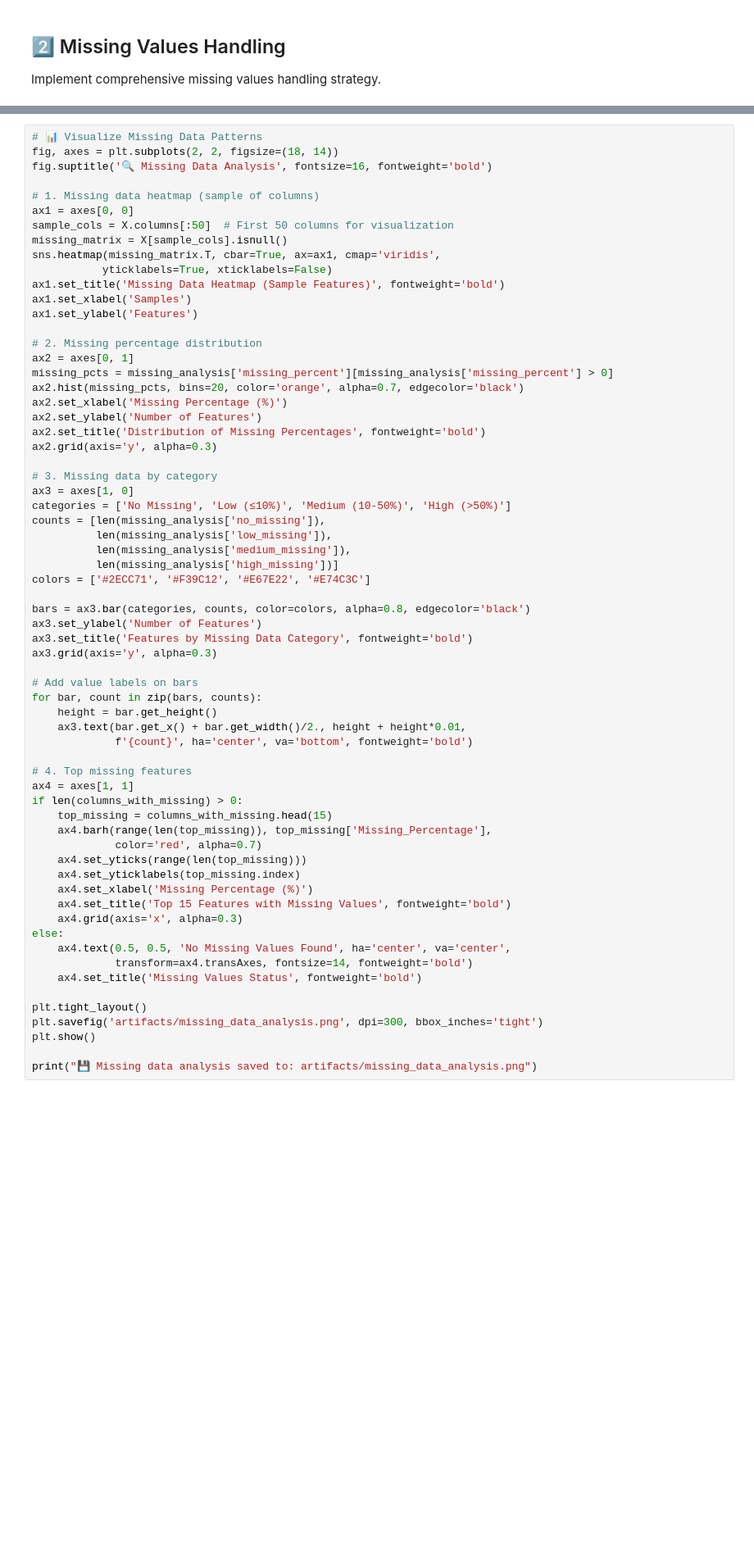
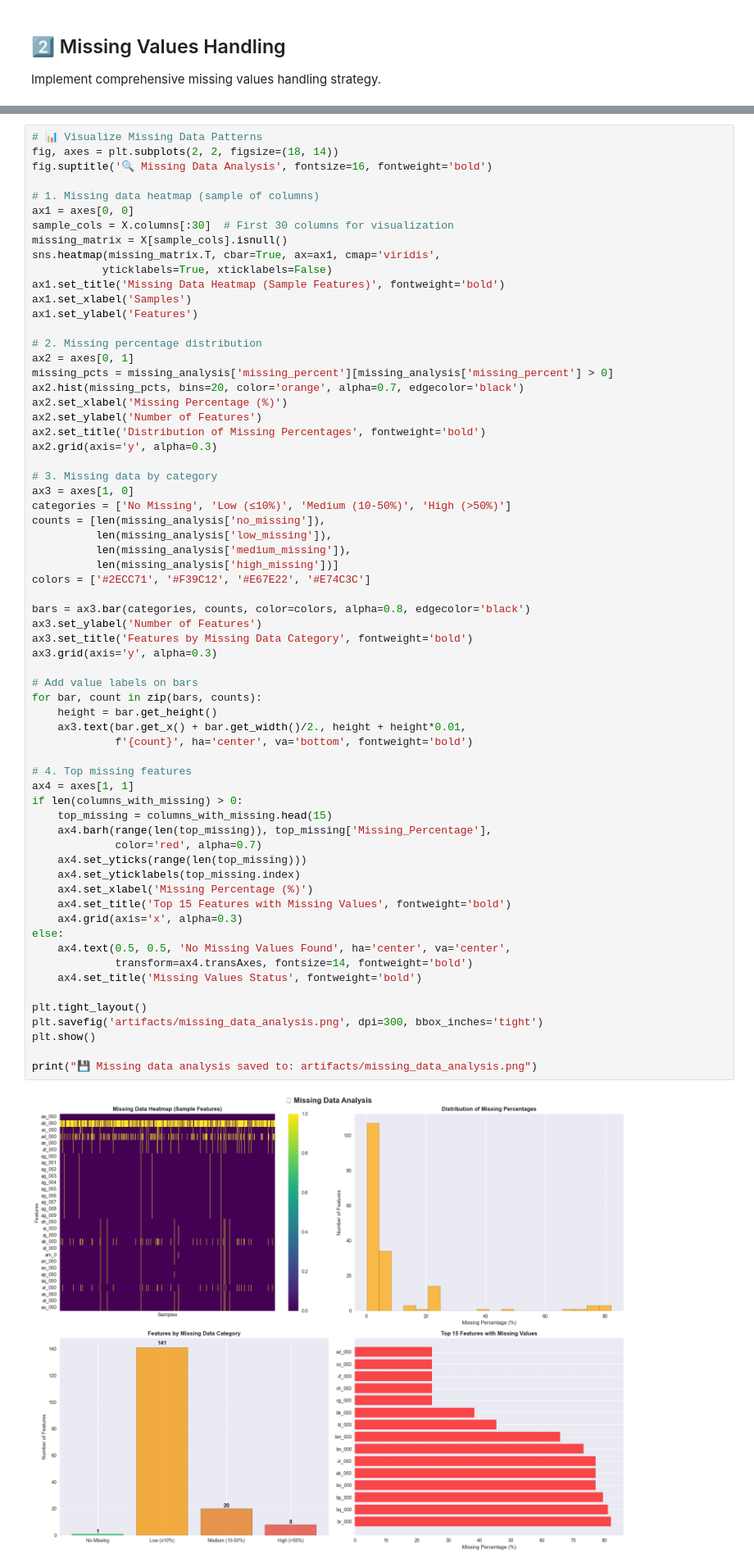
Before and after one commit to Sonalikasingh17/Imbalanced-Dataset-Classifier, a Jupyter notebook: notebooks/02_data_cleaning.ipynb, the cells around one changed output, grey strips where cells are left out. Shown: that part at 82% size. Saved outputs shown, nothing was run; the diff lists cells and outputs as text; blank space fills up the shorter version.

```diff
--- a/notebooks/02_data_cleaning.ipynb
+++ b/notebooks/02_data_cleaning.ipynb
@@ -158,7 +225,7 @@ fig.suptitle('🔍 Missing Data Analysis', fontsize=16, fontweight='bold')
 
 # 1. Missing data heatmap (sample of columns)
 ax1 = axes[0, 0]
-sample_cols = X.columns[:50]  # First 50 columns for visualization
+sample_cols = X.columns[:30]  # First 30 columns for visualization
 missing_matrix = X[sample_cols].isnull()
 sns.heatmap(missing_matrix.T, cbar=True, ax=ax1, cmap='viridis',
            yticklabels=True, xticklabels=False)
@@ -189,30 +256,32 @@ ax3.set_ylabel('Number of Features')
 ax3.set_title('Features by Missing Data Category', fontweight='bold')
 ax3.grid(axis='y', alpha=0.3)
 
 # Add value labels on bars
 for bar, count in zip(bars, counts):
     height = bar.get_height()
     ax3.text(bar.get_x() + bar.get_width()/2., height + height*0.01,
              f'{count}', ha='center', va='bottom', fontweight='bold')
 
 # 4. Top missing features
 ax4 = axes[1, 1]
 if len(columns_with_missing) > 0:
     top_missing = columns_with_missing.head(15)
     ax4.barh(range(len(top_missing)), top_missing['Missing_Percentage'],
              color='red', alpha=0.7)
     ax4.set_yticks(range(len(top_missing)))
     ax4.set_yticklabels(top_missing.index)
     ax4.set_xlabel('Missing Percentage (%)')
     ax4.set_title('Top 15 Features with Missing Values', fontweight='bold')
     ax4.grid(axis='x', alpha=0.3)
 else:
     ax4.text(0.5, 0.5, 'No Missing Values Found', ha='center', va='center',
              transform=ax4.transAxes, fontsize=14, fontweight='bold')
     ax4.set_title('Missing Values Status', fontweight='bold')
 
 plt.tight_layout()
 plt.savefig('artifacts/missing_data_analysis.png', dpi=300, bbox_inches='tight')
 plt.show()
 
 print("💾 Missing data analysis saved to: artifacts/missing_data_analysis.png")
+# %% [output]
+[figure, added]
```
Also changed, not shown: parts of 18 cells of this notebook, 3 other files.
